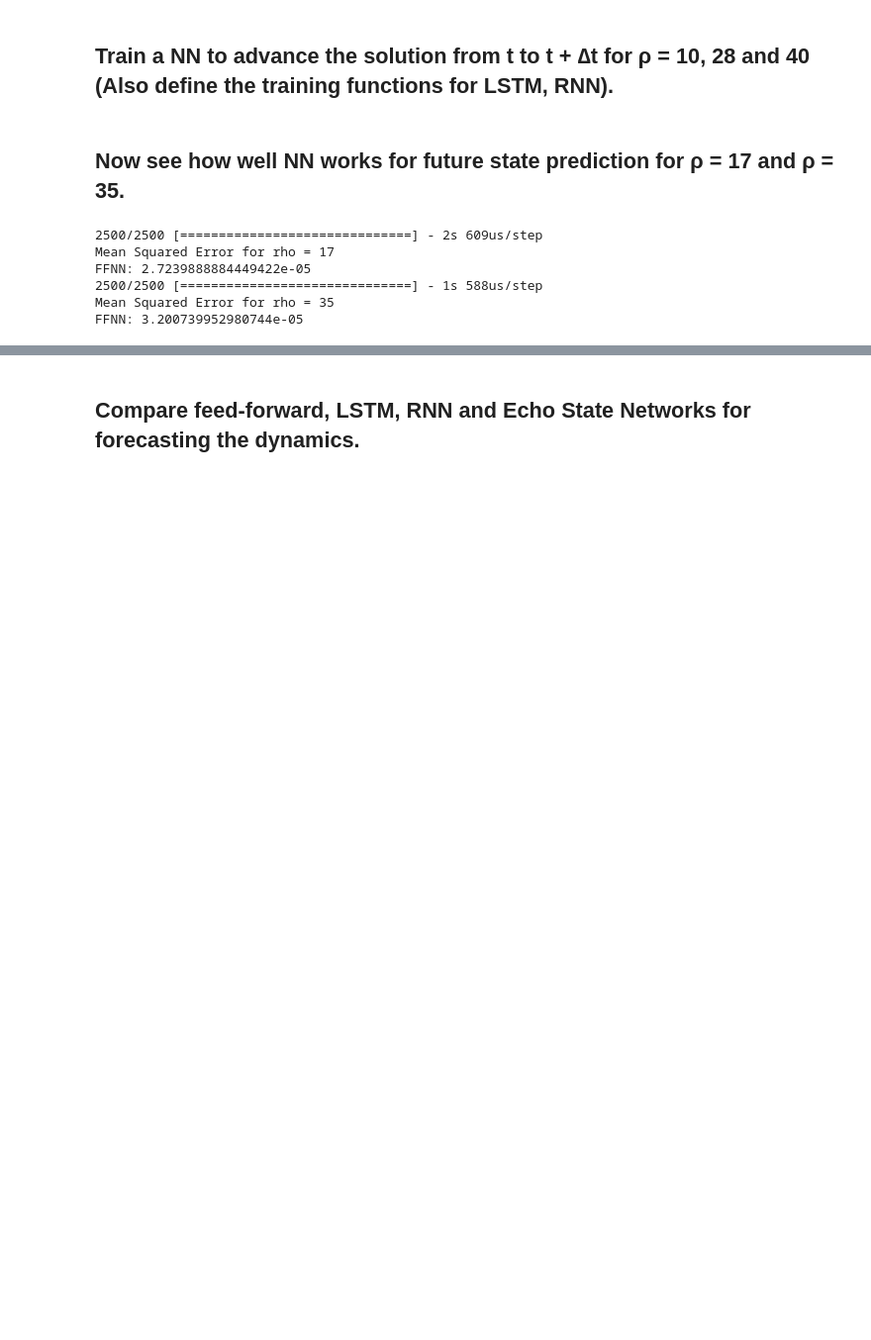
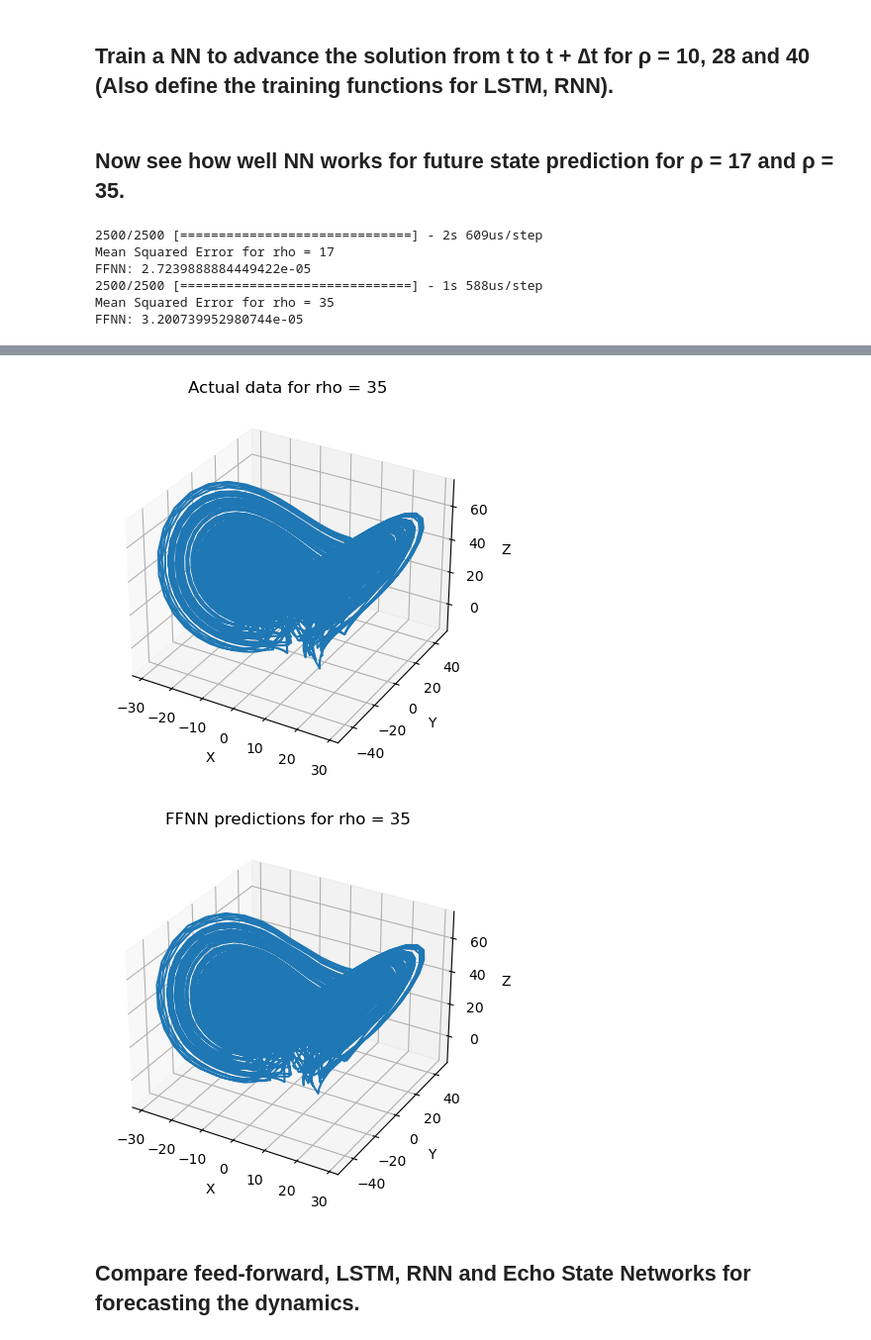
Before and after one commit to booquist/Comparing-Neural-Network-Architectures-for-Lorenz-Equation-Forecasting---EE-399-Homework-5-Spr2023, a Jupyter notebook: HW5.ipynb, the cells around one changed output, grey strips where cells are left out. Shown at 99% size. Drawn from its saved outputs; the diff is of its cells as text; code cells hidden in the pictures; blank space fills up the shorter version.

```diff
--- a/HW5.ipynb
+++ b/HW5.ipynb
@@ -140,0 +177,33 @@ FFNN: 3.200739952980744e-05
+# %%
+# Generate data for the original Lorenz equations
+rho = 35
+X_test, y_test = generate_data(rho)
+X_test_scaled = scaler.transform(X_test)
+
+# Obtain the original data for the same time period as the FFNN predictions
+x_t = X_test[:-1, :]
+
+# Make FFNN predictions and rescale the data
+ffnn_pred = ffnn_model.predict(X_test_scaled)
+ffnn_pred_rescaled = scaler.inverse_transform(ffnn_pred)
+
+# Create a plot for the actual data
+fig1 = plt.figure()
+ax1 = fig1.add_subplot(111, projection='3d')
+ax1.plot(x_t[:, 0], x_t[:, 1], x_t[:, 2], label='Lorenz equations')
+ax1.set_xlabel('X')
+ax1.set_ylabel('Y')
+ax1.set_zlabel('Z')
+ax1.set_title(f'Actual data for rho = {rho}')
+
+# Create a plot for the FFNN predictions
+fig2 = plt.figure()
+ax2 = fig2.add_subplot(111, projection='3d')
+ax2.plot(ffnn_pred_rescaled[:, 0], ffnn_pred_rescaled[:, 1], ffnn_pred_rescaled[:, 2], label='FFNN prediction')
+ax2.set_xlabel('X')
+ax2.set_ylabel('Y')
+ax2.set_zlabel('Z')
+ax2.set_title(f'FFNN predictions for rho = {rho}')
+
+plt.show()
+# %% [output]
@@ -141,3 +211,5 @@ FFNN: 3.200739952980744e-05
+[figure, added]
+[figure, added]
 # %% [markdown]
 ## Compare feed-forward, LSTM, RNN and Echo State Networks for forecasting the dynamics.
 # %%
```
Also changed, not shown: parts of 11 cells of this notebook.
